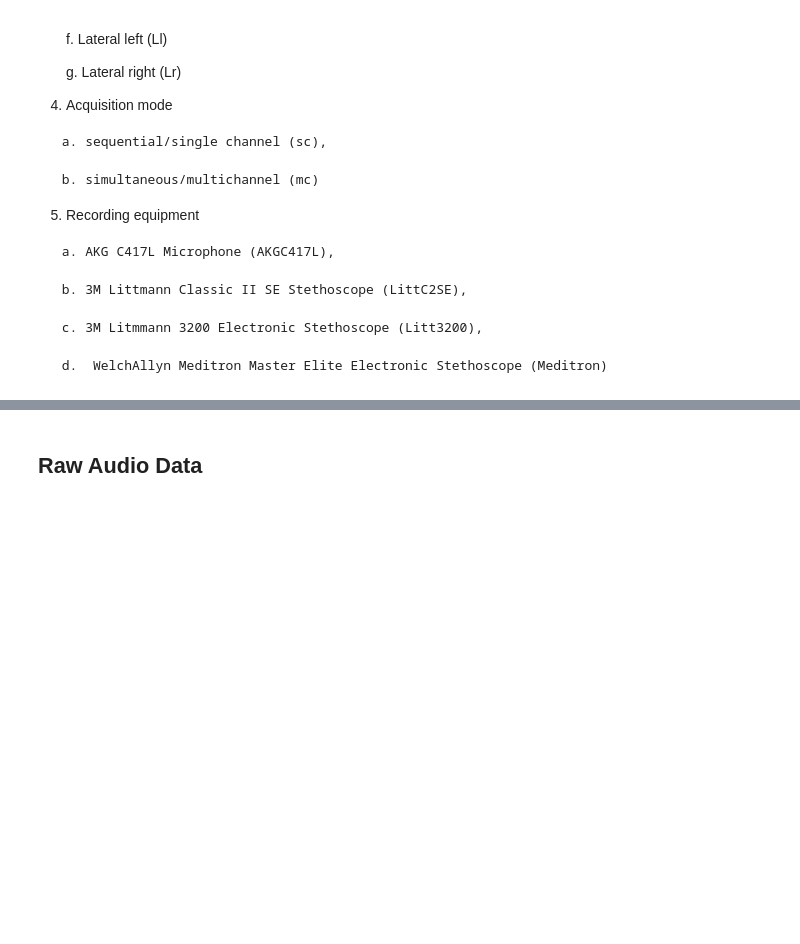
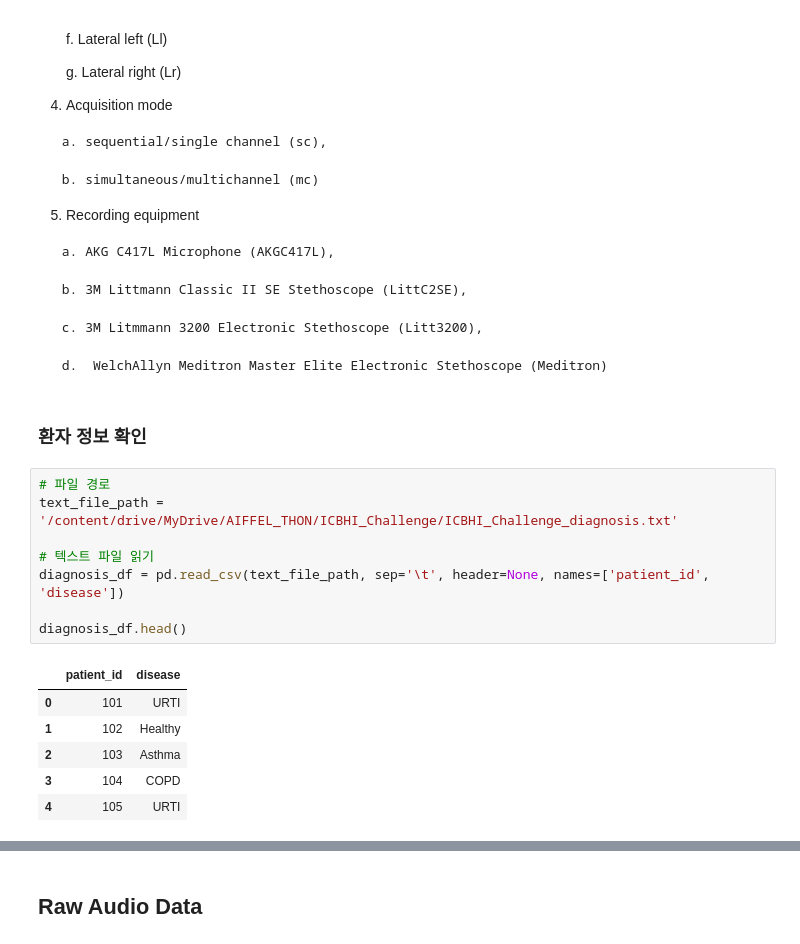
Before and after one commit to team-Sogaksa/Respiratory_CL, a Jupyter notebook: data/icbhi_data_eda.ipynb, the cells around one changed output, grey strips where cells are left out. Drawn from its saved outputs; the diff is of its cells as text; blank space fills up the shorter version.

```diff
--- a/data/icbhi_data_eda.ipynb
+++ b/data/icbhi_data_eda.ipynb
@@ -44,3 +46,20 @@ import pandas as pd
      c. 3M Litmmann 3200 Electronic Stethoscope (Litt3200),
 
      d.  WelchAllyn Meditron Master Elite Electronic Stethoscope (Meditron)
+# %% [markdown]
+### 환자 정보 확인
+# %%
+# 파일 경로
+text_file_path = '/content/drive/MyDrive/AIFFEL_THON/ICBHI_Challenge/ICBHI_Challenge_diagnosis.txt'
+
+# 텍스트 파일 읽기
+diagnosis_df = pd.read_csv(text_file_path, sep='\t', header=None, names=['patient_id', 'disease'])
+
+diagnosis_df.head()
+# %% [output]
+|  | patient_id | disease |
+| 0 | 101 | URTI |
+| 1 | 102 | Healthy |
+| 2 | 103 | Asthma |
+| 3 | 104 | COPD |
+| 4 | 105 | URTI |
```
Also changed, not shown: parts of 10 cells of this notebook.
